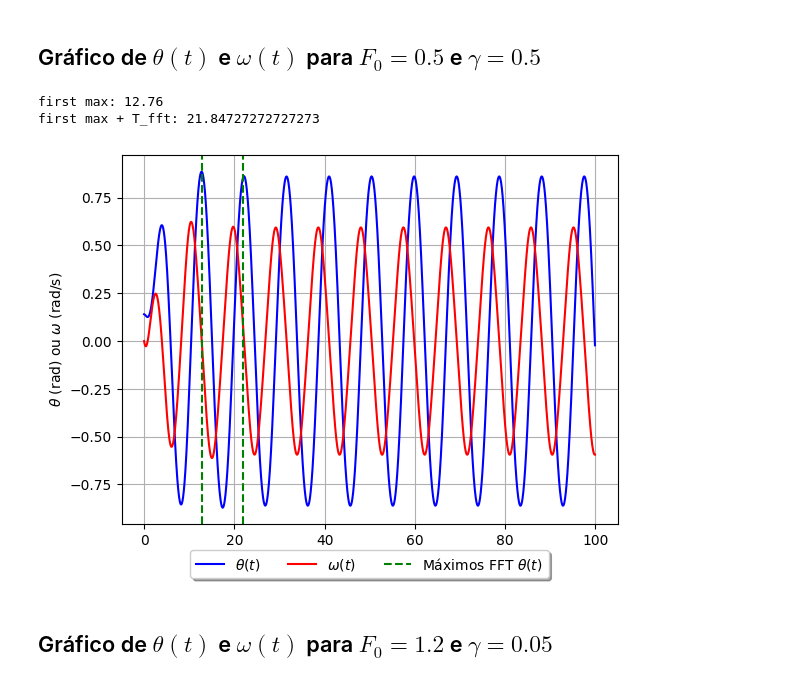
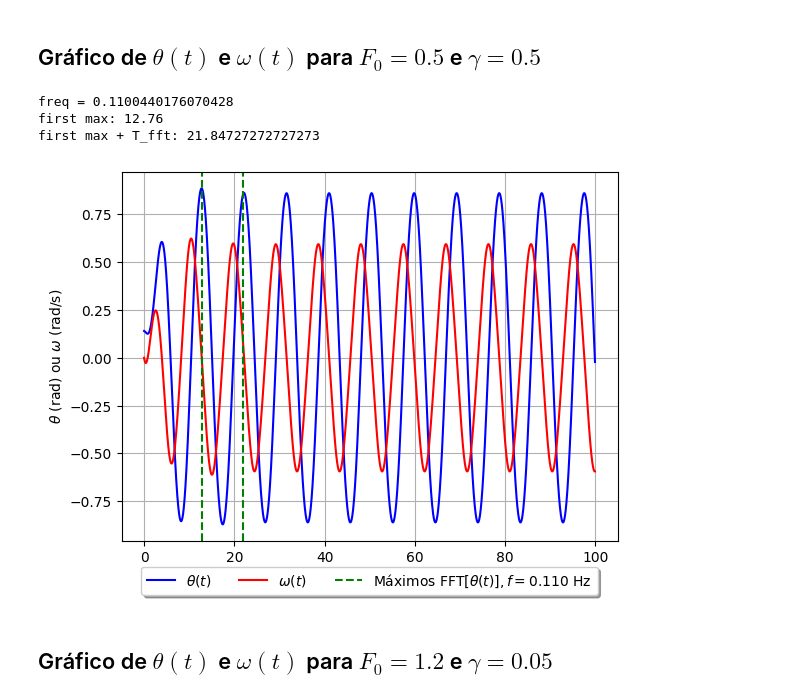
Before and after one commit to brenopelegrin/intro-fiscomp, a Jupyter notebook: projeto-4/tarefa-B/analise.ipynb, the cells around one changed output. Saved outputs shown, nothing was run; the diff lists cells and outputs as text; code cells hidden in the pictures.

```diff
--- a/projeto-4/tarefa-B/analise.ipynb
+++ b/projeto-4/tarefa-B/analise.ipynb
@@ -159,25 +159,27 @@ frequencia_fft=frequencias[np.argmax(np.abs(dft_transform))]
 periodo_fft = 1/frequencia_fft
 
 first_max_t = float(df2_g2[np.isclose(df2_g2['theta'], df2_g2['theta'].max())]['t'])
+print(f"freq = {frequencia_fft}")
 print(f"first max: {first_max_t}")
 print(f"first max + T_fft: {first_max_t+periodo_fft}")
 # %% [output]
+freq = 0.1100440176070428
 first max: 12.76
 first max + T_fft: 21.84727272727273
 # %%
 f6, ax6 = plt.subplots()
 ax6.plot(df2_g2['t'], df2_g2['theta'], color='blue', label='$\\theta(t)$')
 ax6.plot(df2_g2['t'], df2_g2['w'], color='red', label='$\\omega(t)$')
 ax6.set_xlabel('Tempo (s)')
 ax6.set_ylabel('$\\theta$ (rad) ou $\\omega$ (rad/s)')
 ax6.axvline(first_max_t, color='green', linestyle='--')
-ax6.axvline(first_max_t+periodo_fft, color='green', linestyle='--', label='Máximos FFT $\\theta(t)$')
+ax6.axvline(first_max_t+periodo_fft, color='green', linestyle='--', label=f'Máximos FFT[$\\theta(t)], f={frequencia_fft:.3f}$ Hz')
 ax6.grid()
 ax6.legend(loc='upper center', bbox_to_anchor=(0.5, -0.05),
           fancybox=True, shadow=True, ncol=3)
 f6.savefig('./tarefa-b4-graf-4-13687303.pdf', dpi=300, bbox_inches='tight')
 # %% [output]
-[figure, old version]
+[figure, new version]
 # %% [markdown]
 ## Gráfico de $\theta(t)$ e $\omega(t)$ para $F_0 = 1.2$ e $\gamma = 0.05$
 # %%
```
Also changed, not shown: parts of 2 cells of this notebook, 16 other files.
